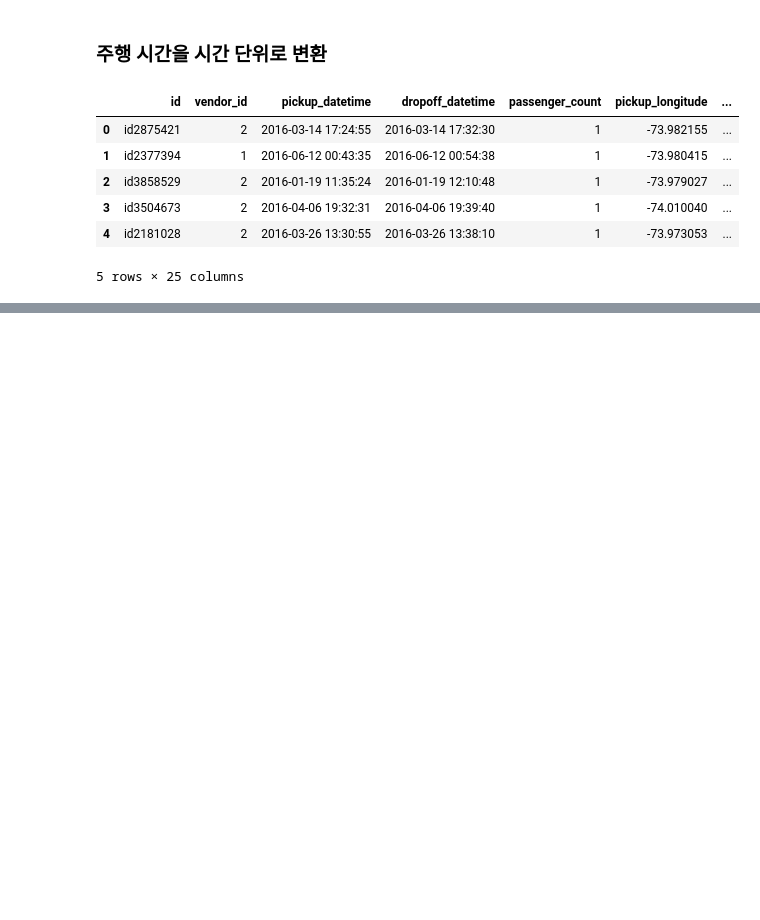
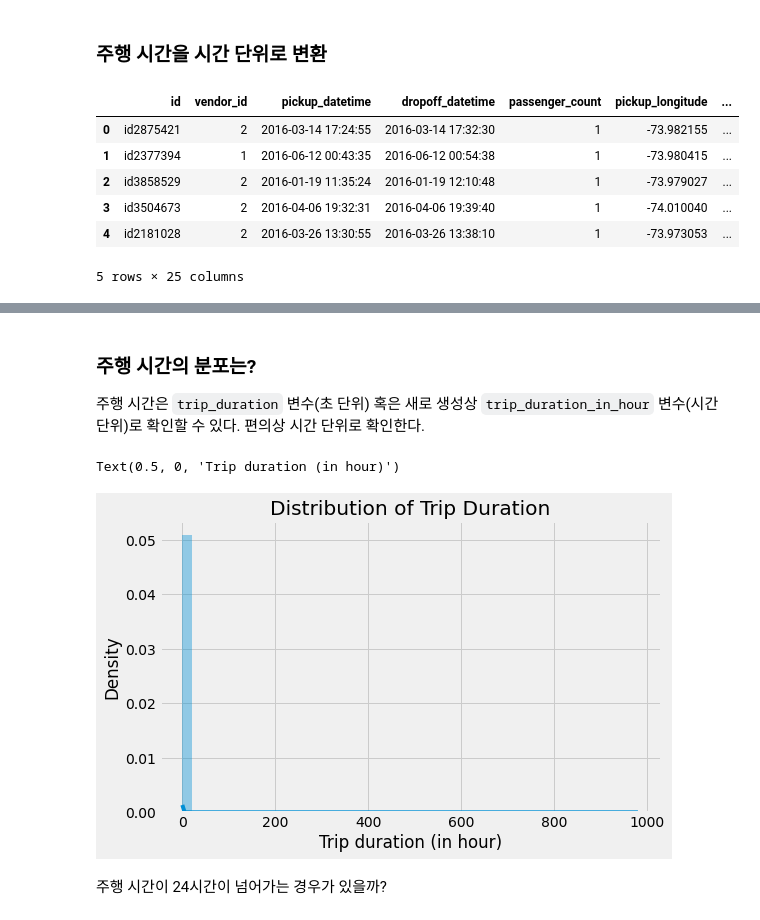
Before and after one commit to Deep-dive-into-Kaggle-and-ML/Kaggle, a Jupyter notebook: week02/Eunhee/Exploratory-analysis.ipynb, the cells around one changed output, grey strips where cells are left out. Drawn from its saved outputs; the diff is of its cells as text; code cells hidden in the pictures; blank space fills up the shorter version.

```diff
--- a/week02/Eunhee/Exploratory-analysis.ipynb
+++ b/week02/Eunhee/Exploratory-analysis.ipynb
@@ -147,7 +160,7 @@ def calculateDistance(row):
     pickup_lon = radians(row['pickup_longitude'])
     dropoff_lat = radians(row['dropoff_latitude'])
     dropoff_lon = radians(row['dropoff_longitude'])
-    dlon = dropoff_lon = pickup_lon
+    dlon = dropoff_lon - pickup_lon
     dlat = dropoff_lat - pickup_lat
     a = sin(dlat / 2)**2 + cos(pickup_lat) * cos(dropoff_lat) * sin(dlon / 2)**2
     c = 2 * atan2(sqrt(a), sqrt(1-a))
@@ -179,0 +215,12 @@ train.head()
+# %% [markdown]
+### 주행 시간의 분포는?
+주행 시간은 `trip_duration` 변수(초 단위) 혹은 새로 생성상 `trip_duration_in_hour` 변수(시간 단위)로 확인할 수 있다. 편의상 시간 단위로 확인한다.
+# %%
+plt.figure(figsize=(8,5))
+sns.distplot(train['trip_duration_in_hour']).set_title("Distribution of Trip Duration")
+plt.xlabel("Trip duration (in hour)")
+# %% [output]
+Text(0.5, 0, 'Trip duration (in hour)')
+[figure, added]
+# %% [markdown]
+주행 시간이 24시간이 넘어가는 경우가 있을까?
```
Also changed, not shown: parts of 50 cells of this notebook.
